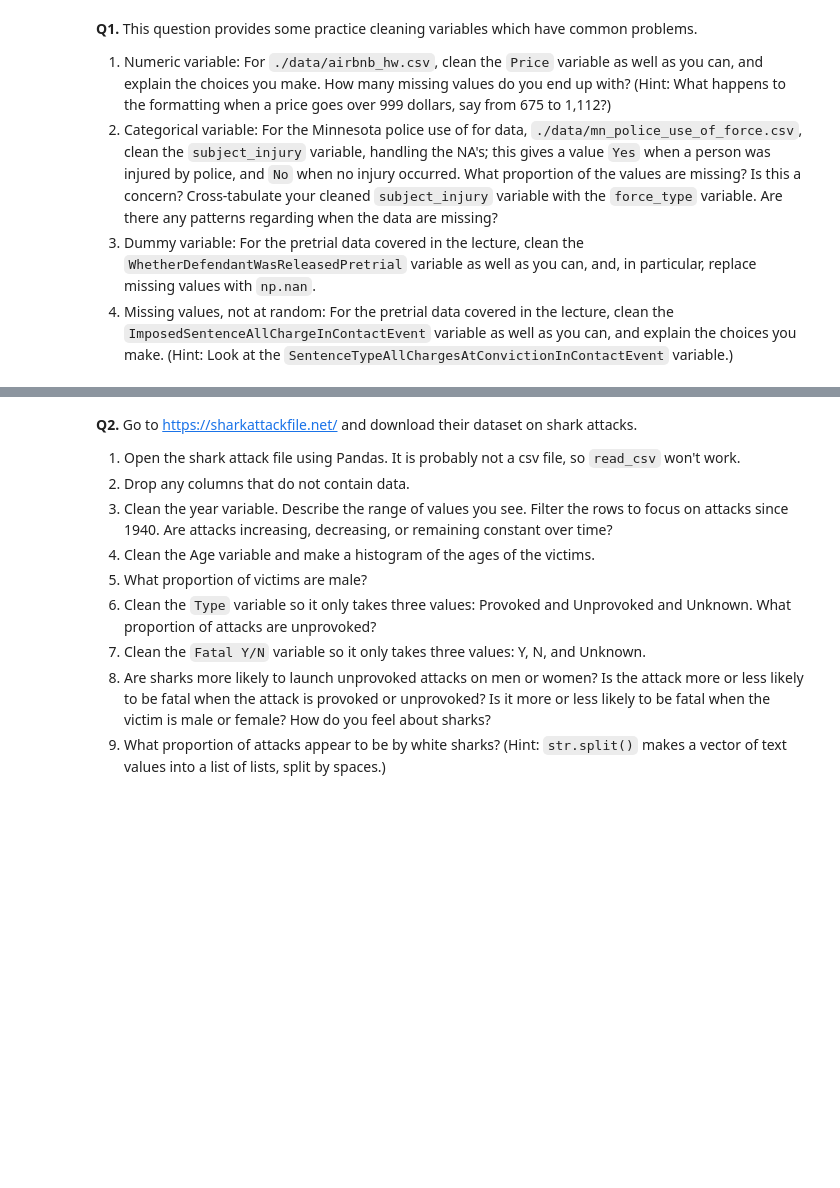
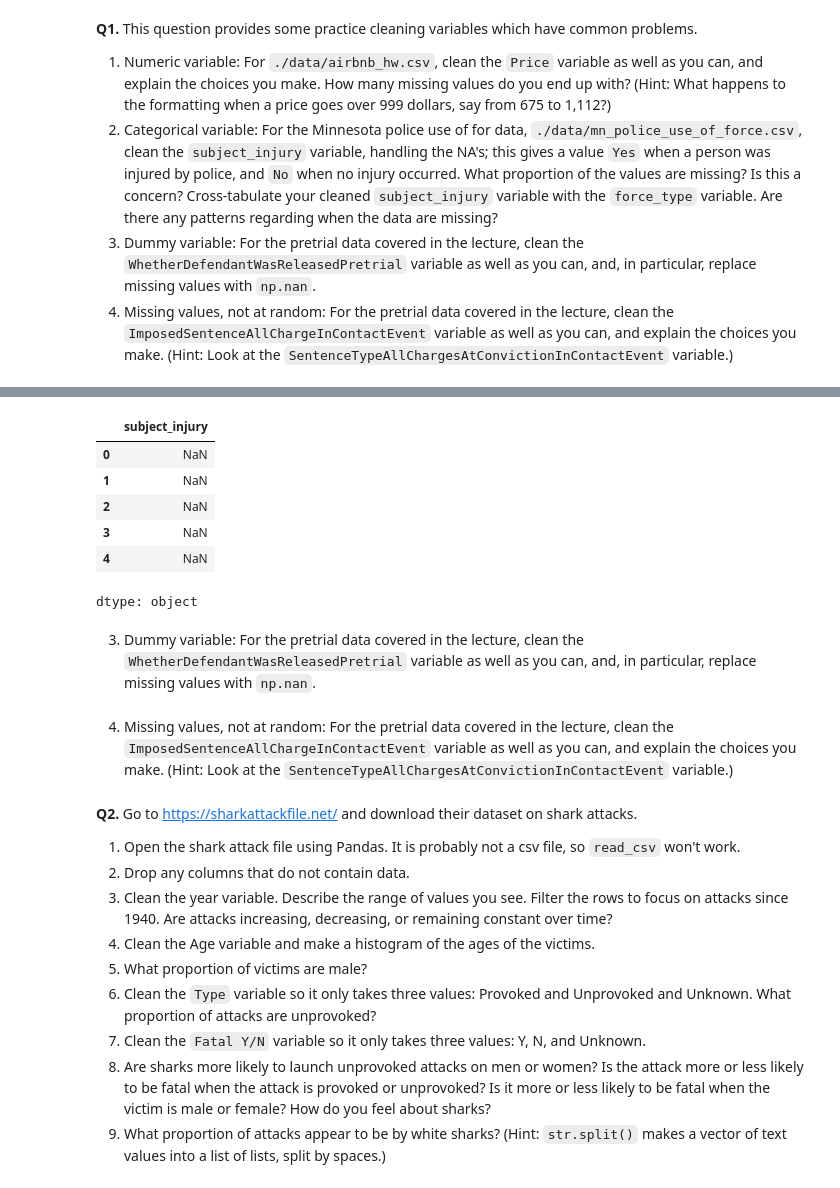
Before and after one commit to KaranRawatUVA/wrangling, a Jupyter notebook: assignment/assignment.ipynb, the cells around one changed output, grey strips where cells are left out. Saved outputs shown, nothing was run; the diff lists cells and outputs as text; code cells hidden in the pictures; blank space fills up the shorter version.

```diff
--- a/assignment/assignment.ipynb
+++ b/assignment/assignment.ipynb
@@ -11,3 +70,19 @@
+# %%
+dfMP = pd.read_csv('/content/wrangling/assignment/data/mn_police_use_of_force.csv')
+
+dfMP['subject_injury'].head()
+# %% [output]
+|  | subject_injury |
+| 0 | NaN |
+| 1 | NaN |
+| 2 | NaN |
+| 3 | NaN |
+| 4 | NaN |
+dtype: object
+# %% [markdown]
+3. Dummy variable: For the pretrial data covered in the lecture, clean the `WhetherDefendantWasReleasedPretrial` variable as well as you can, and, in particular, replace missing values with `np.nan`.
+# %% [markdown]
+4. Missing values, not at random: For the pretrial data covered in the lecture, clean the `ImposedSentenceAllChargeInContactEvent` variable as well as you can, and explain the choices you make. (Hint: Look at the `SentenceTypeAllChargesAtConvictionInContactEvent` variable.)
 # %% [markdown]
 **Q2.** Go to https://sharkattackfile.net/ and download their dataset on shark attacks.
 
```
Also changed, not shown: parts of 7 cells of this notebook.
